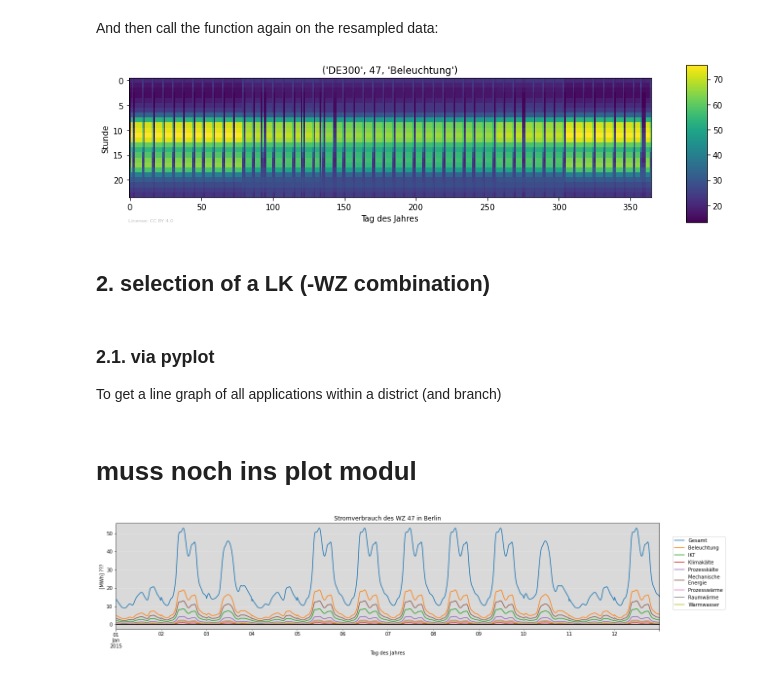
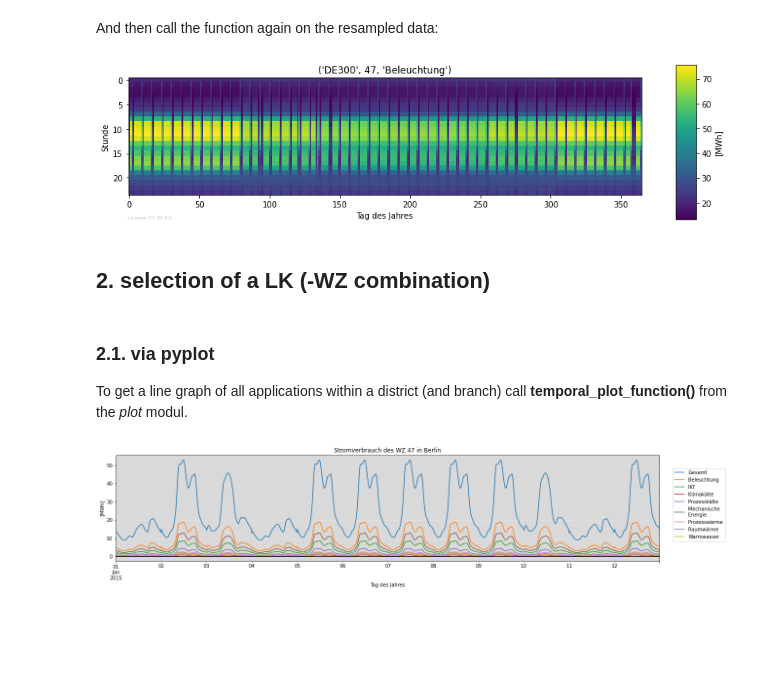
Before and after one commit to DemandRegioTeam/disaggregator, a Jupyter notebook: XX_Demo_application_disaggregations.ipynb, the cells around one changed output. Saved outputs shown, nothing was run; the diff lists cells and outputs as text; code cells hidden in the pictures; blank space fills up the shorter version.

```diff
--- a/XX_Demo_application_disaggregations.ipynb
+++ b/XX_Demo_application_disaggregations.ipynb
@@ -143,5 +127,5 @@ temp_power_CTS_detailed = temporal.disagg_temporal_applications("power", "CTS",
 # %%
-temp_power_CTS_detailed = temporal.disagg_temporal_applications("power", "CTS", detailed = True, use_nuts3code = True, wz = 47)
+temp_power_CTS_detailed = temporal.disagg_temporal_applications("power", "CTS", detailed = True, use_nuts3code = True, wz = [46,47])
 # %% [output]
 disaggregator.temporal: INFO     Working on state: SH.
 disaggregator.temporal: INFO     ... creating state-specific load-profiles
@@ -211,15 +195,13 @@ power_CTS_hourly.head()
 # %% [markdown]
 And then call the function again on the resampled data:
 # %%
-fig, ax = plot.heatmap_timeseries(power_CTS_hourly["DE300", 47, "Beleuchtung"])
+fig, ax = plot.heatmap_timeseries(power_CTS_hourly["DE300", 47, "Beleuchtung"], clabel = "[MWh]")
 # %% [output]
-[figure, old version]
+[figure, new version]
 # %% [markdown]
 ## 2. selection of a LK (-WZ combination)
 # %% [markdown]
 ### 2.1. via pyplot
-To get a line graph of all applications within a district (and branch)
+To get a line graph of all applications within a district (and branch) call **temporal_plot_function()** from the *plot* modul.
-# %% [markdown]
-# muss noch ins plot modul
 # %%
 fig, ax = plot.temporal_plot_function(temp_power_CTS_detailed["DE300", 47].head(1152))
```
Also changed, not shown: parts of 17 cells of this notebook.
